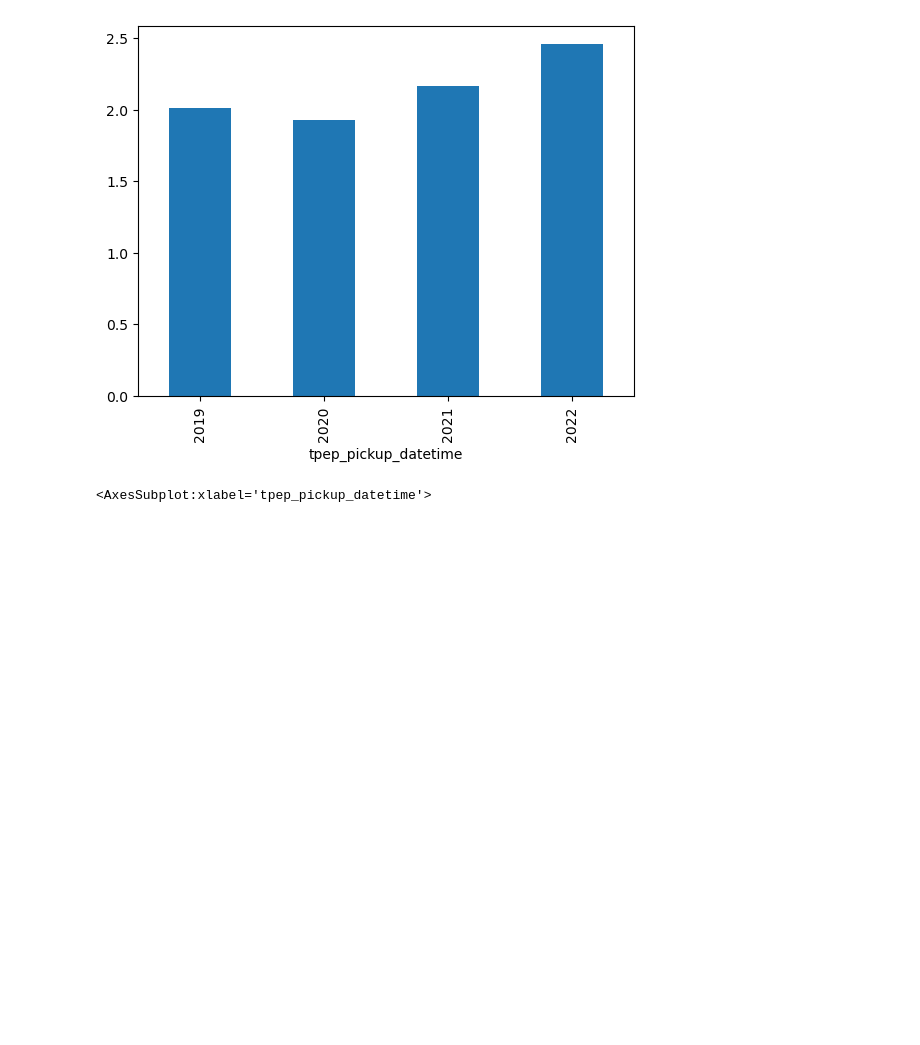
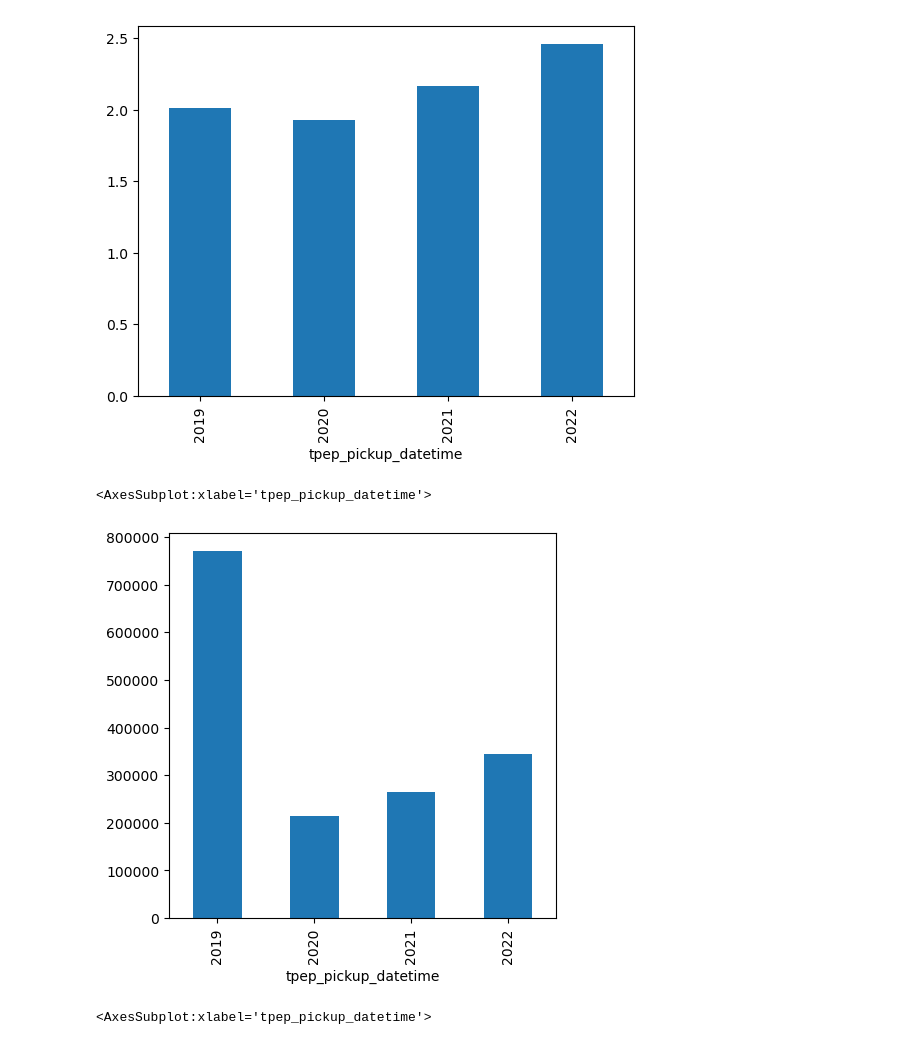
Before and after one commit to MixGolem0430/uber_research, a Jupyter notebook: linear_regression.ipynb, the cells around one changed output. Cells and saved outputs as stored; diff of their text form; code cells hidden in the pictures; blank space fills up the shorter version.

```diff
--- a/linear_regression.ipynb
+++ b/linear_regression.ipynb
@@ -81,6 +81,11 @@ data_sample.groupby(data_sample.tpep_pickup_datetime.dt.year).agg({'tip_amount':
 # %% [output]
 <AxesSubplot:xlabel='tpep_pickup_datetime'>
 [figure]
+# %%
+data_sample.groupby(data_sample.tpep_pickup_datetime.dt.year).agg({'tip_amount':['count','mean','var','min','max']})[('tip_amount','count')].plot(kind='bar')
+# %% [output]
+<AxesSubplot:xlabel='tpep_pickup_datetime'>
+[figure, added]
 # %%
 data_sample.groupby(data_sample.tpep_pickup_datetime.dt.month).agg({'tip_amount':['count','mean','var','min','max']})[('tip_amount','mean')].plot(kind='bar')
 # %% [output]
```
Also changed, not shown: parts of 7 cells of this notebook.
